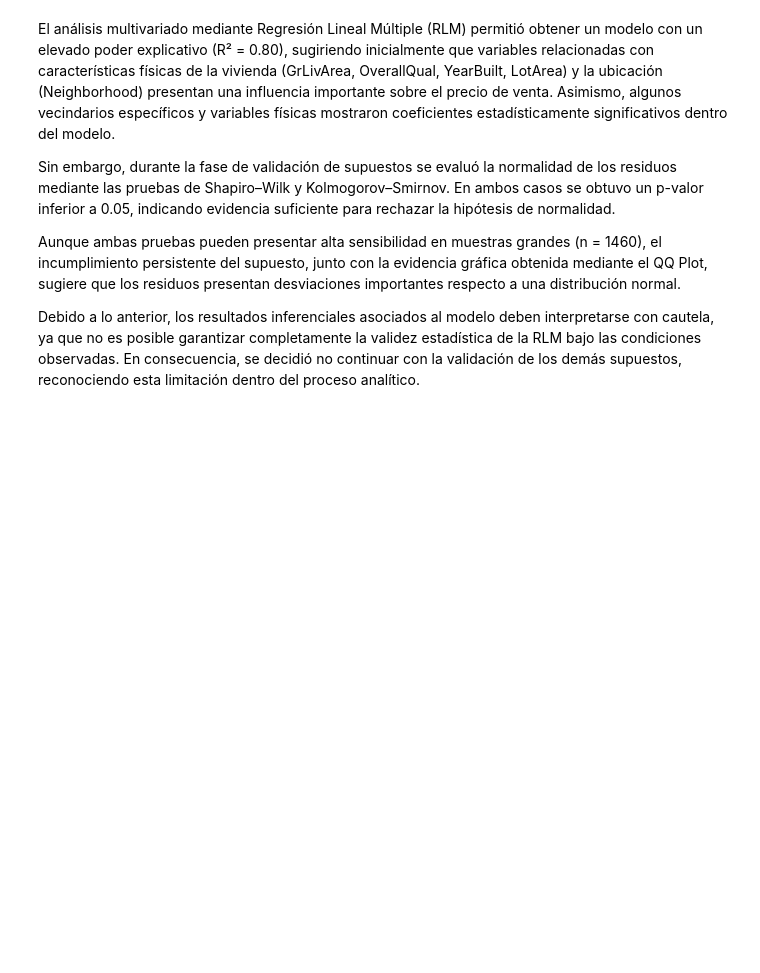
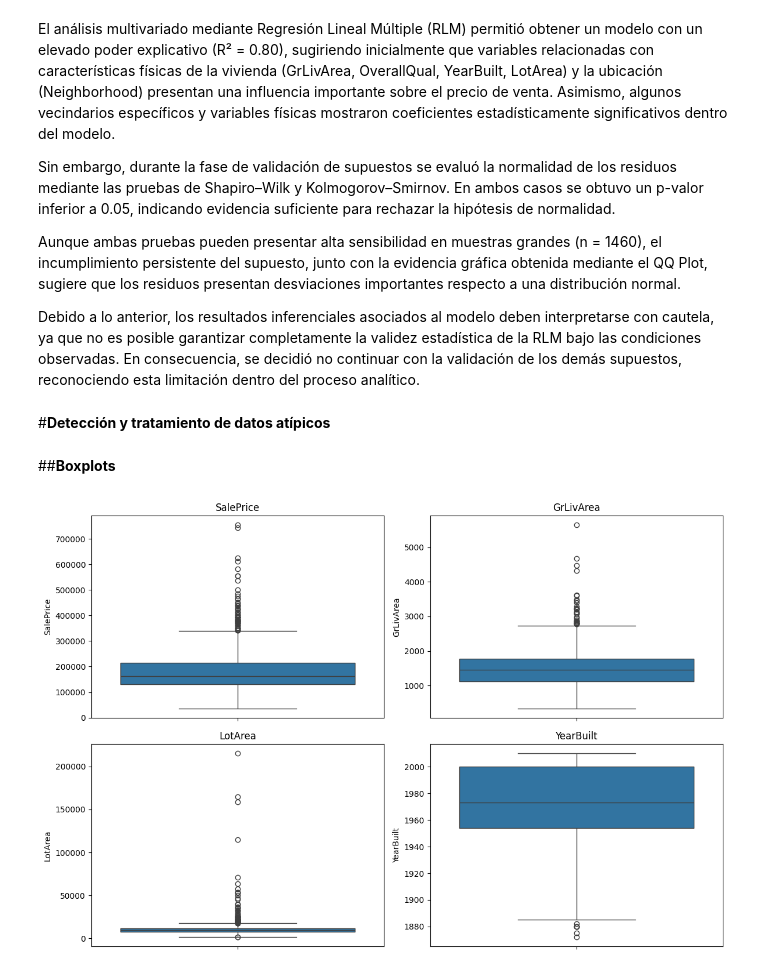
Before and after one commit to davidtzz/FCD-2026-1, a Jupyter notebook: proyecto_aula/py_David_TovarZurita_Jhon_GarciaPareja.ipynb, the cells around one changed output. Drawn from its saved outputs; the diff is of its cells as text; code cells hidden in the pictures; blank space fills up the shorter version.

```diff
--- a/proyecto_aula/py_David_TovarZurita_Jhon_GarciaPareja.ipynb
+++ b/proyecto_aula/py_David_TovarZurita_Jhon_GarciaPareja.ipynb
@@ -943,3 +943,37 @@ Sin embargo, durante la fase de validación de supuestos se evaluó la normalida
 Aunque ambas pruebas pueden presentar alta sensibilidad en muestras grandes (n = 1460), el incumplimiento persistente del supuesto, junto con la evidencia gráfica obtenida mediante el QQ Plot, sugiere que los residuos presentan desviaciones importantes respecto a una distribución normal.
 
 Debido a lo anterior, los resultados inferenciales asociados al modelo deben interpretarse con cautela, ya que no es posible garantizar completamente la validez estadística de la RLM bajo las condiciones observadas. En consecuencia, se decidió no continuar con la validación de los demás supuestos, reconociendo esta limitación dentro del proceso analítico.
+# %% [markdown]
+#**Detección y tratamiento de datos atípicos**
+# %% [markdown]
+##**Boxplots**
+# %%
+variables = [
+    'SalePrice',
+    'GrLivArea',
+    'LotArea',
+    'YearBuilt'
+]
+
+fig,axs=plt.subplots(
+    2,
+    2,
+    figsize=(12,8)
+)
+
+axs=axs.flatten()
+
+for i,var in enumerate(variables):
+
+    sns.boxplot(
+        y=train[var],
+        ax=axs[i]
+    )
+
+    axs[i].set_title(var)
+
+plt.tight_layout()
+
+plt.show()
+# %% [output]
+[figure, added]
```
Also changed, not shown: parts of 54 cells of this notebook.
